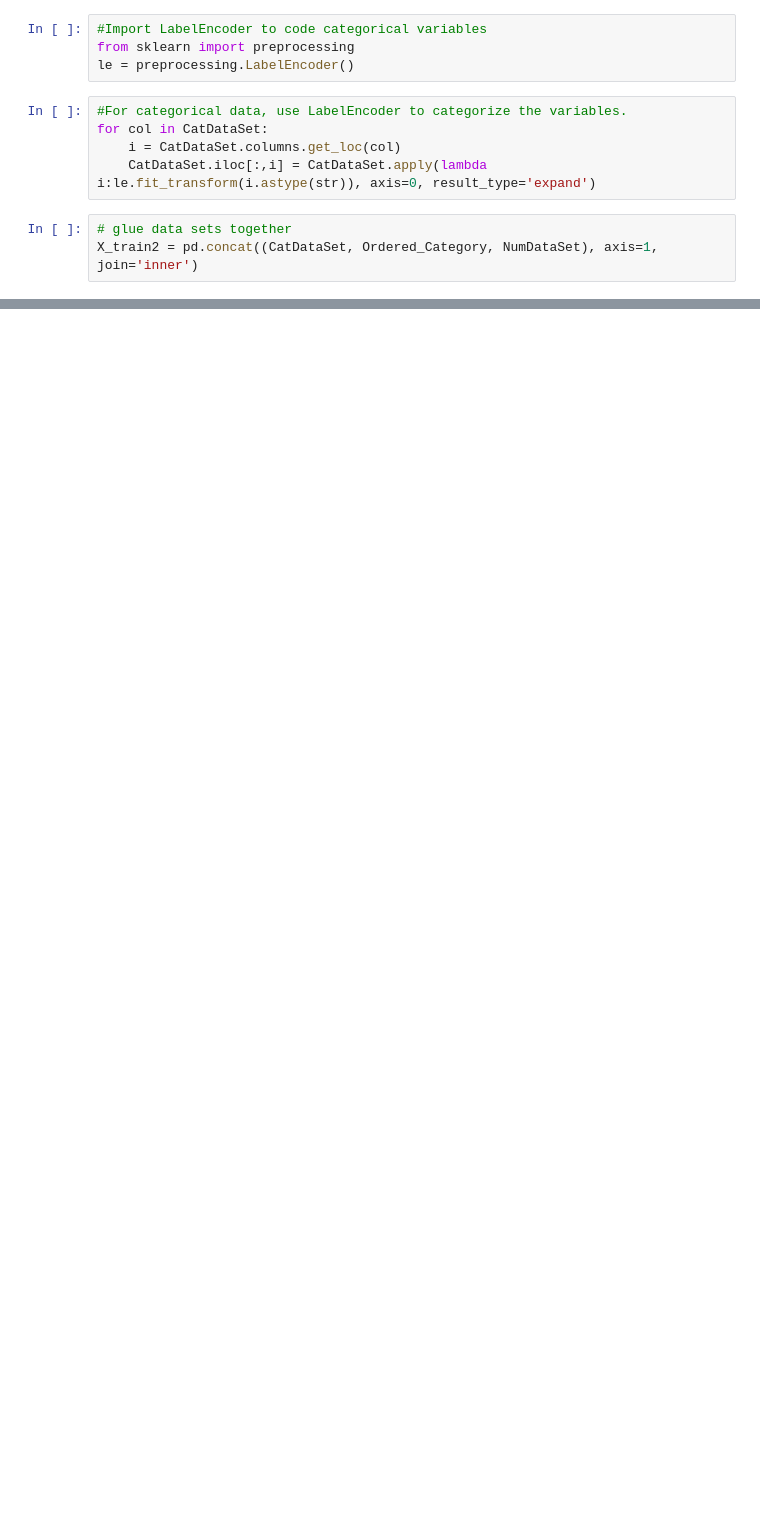
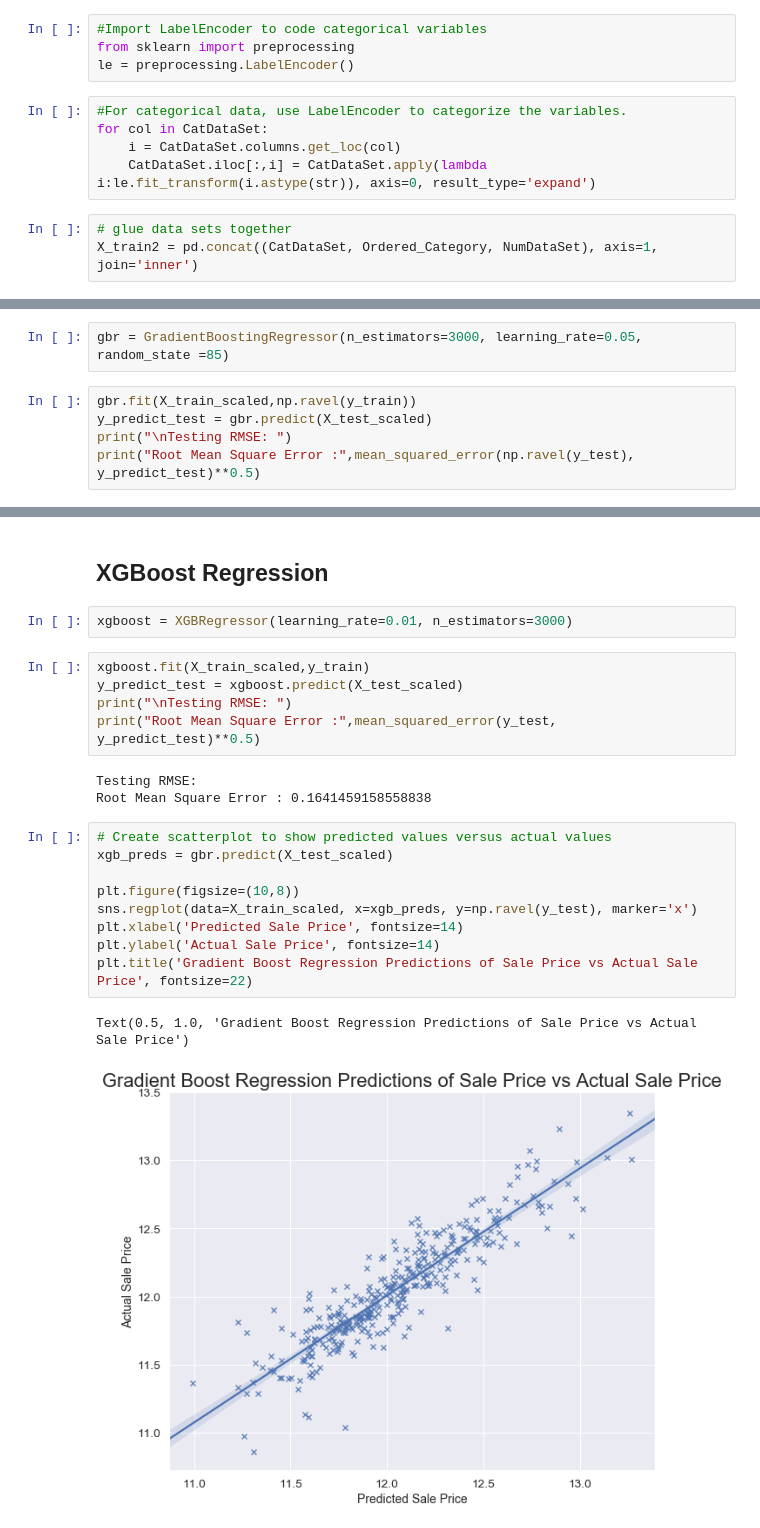
Before and after one commit to cal-dortiz/UCB_W207_Applied-_Machine_Learning, a Jupyter notebook: Final_Project/Data Exploration Files/Data Cleaning and Feature Engineering.ipynb, the cells around one changed output, grey strips where cells are left out. Cells and saved outputs as stored; diff of their text form; blank space fills up the shorter version.

Commit message:
Commit 4_10_21
Updated version with all regressions included.

```diff
--- a/Final_Project/Data Exploration Files/Data Cleaning and Feature Engineering.ipynb
+++ b/Final_Project/Data Exploration Files/Data Cleaning and Feature Engineering.ipynb
@@ -307,0 +333,7 @@ Root Mean Square Error : 0.20817509907309958
+# %%
+gbr = GradientBoostingRegressor(n_estimators=3000, learning_rate=0.05, random_state =85)
+# %%
+gbr.fit(X_train_scaled,np.ravel(y_train))
+y_predict_test = gbr.predict(X_test_scaled)
+print("\nTesting RMSE: ")
+print("Root Mean Square Error :",mean_squared_error(np.ravel(y_test), y_predict_test)**0.5)
@@ -307,0 +355,24 @@ Root Mean Square Error : 0.20817509907309958
+# %% [markdown]
+## XGBoost Regression
+# %%
+xgboost = XGBRegressor(learning_rate=0.01, n_estimators=3000)
+# %%
+xgboost.fit(X_train_scaled,y_train)
+y_predict_test = xgboost.predict(X_test_scaled)
+print("\nTesting RMSE: ")
+print("Root Mean Square Error :",mean_squared_error(y_test, y_predict_test)**0.5)
+# %% [output]
+Testing RMSE:
+Root Mean Square Error : 0.1641459158558838
+# %%
+# Create scatterplot to show predicted values versus actual values
+xgb_preds = gbr.predict(X_test_scaled)
+
+plt.figure(figsize=(10,8))
+sns.regplot(data=X_train_scaled, x=xgb_preds, y=np.ravel(y_test), marker='x')
+plt.xlabel('Predicted Sale Price', fontsize=14)
+plt.ylabel('Actual Sale Price', fontsize=14)
+plt.title('Gradient Boost Regression Predictions of Sale Price vs Actual Sale Price', fontsize=22)
+# %% [output]
+Text(0.5, 1.0, 'Gradient Boost Regression Predictions of Sale Price vs Actual Sale Price')
+[figure, added]
```
Also changed, not shown: parts of 46 cells of this notebook.
